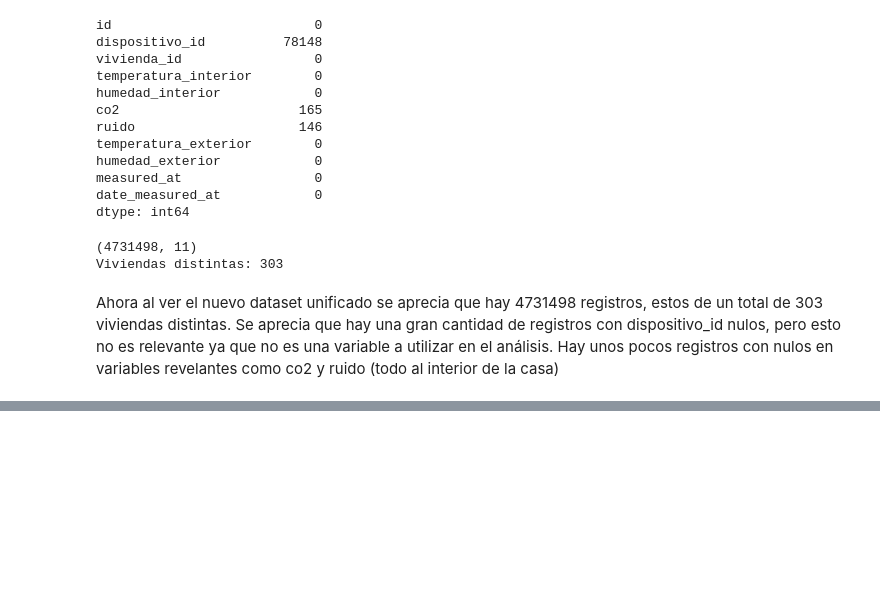
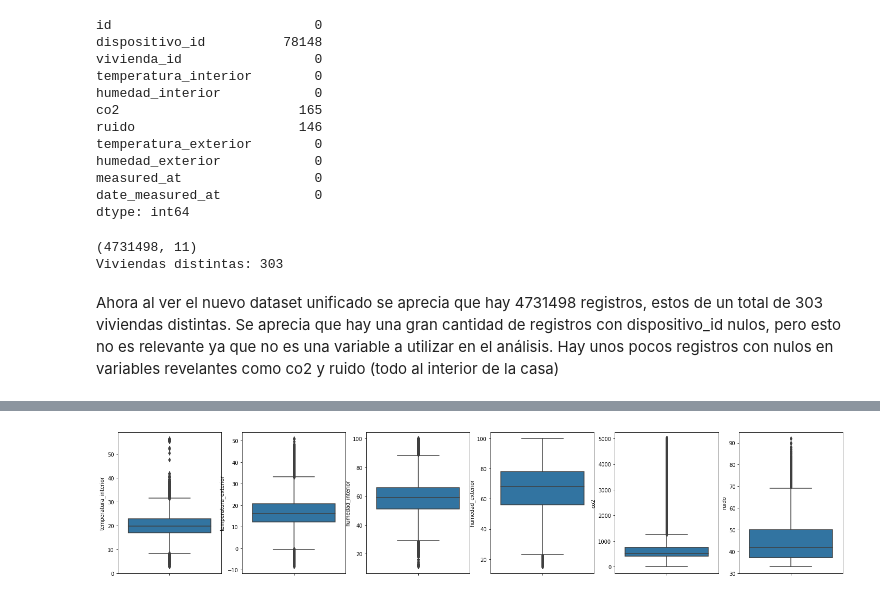
Before and after one commit to fco96/memoria, a Jupyter notebook: Memoria Francisco Olivares.ipynb, the cells around one changed output, grey strips where cells are left out. Cells and saved outputs as stored; diff of their text form; code cells hidden in the pictures; blank space fills up the shorter version.

```diff
--- a/Memoria Francisco Olivares.ipynb
+++ b/Memoria Francisco Olivares.ipynb
@@ -216,0 +198,7 @@ plt.show()
+# %%
+fig, ax = plt.subplots(1, 6, figsize=(25,5))
+
+for i in range(len(VARIABLES)):
+    sns.boxplot(x=df_sample[VARIABLES[i]].dropna(), ax=ax[i], orient="v")
+# %% [output]
+[figure, added]
```
Also changed, not shown: parts of 17 cells of this notebook, 3 other files.
